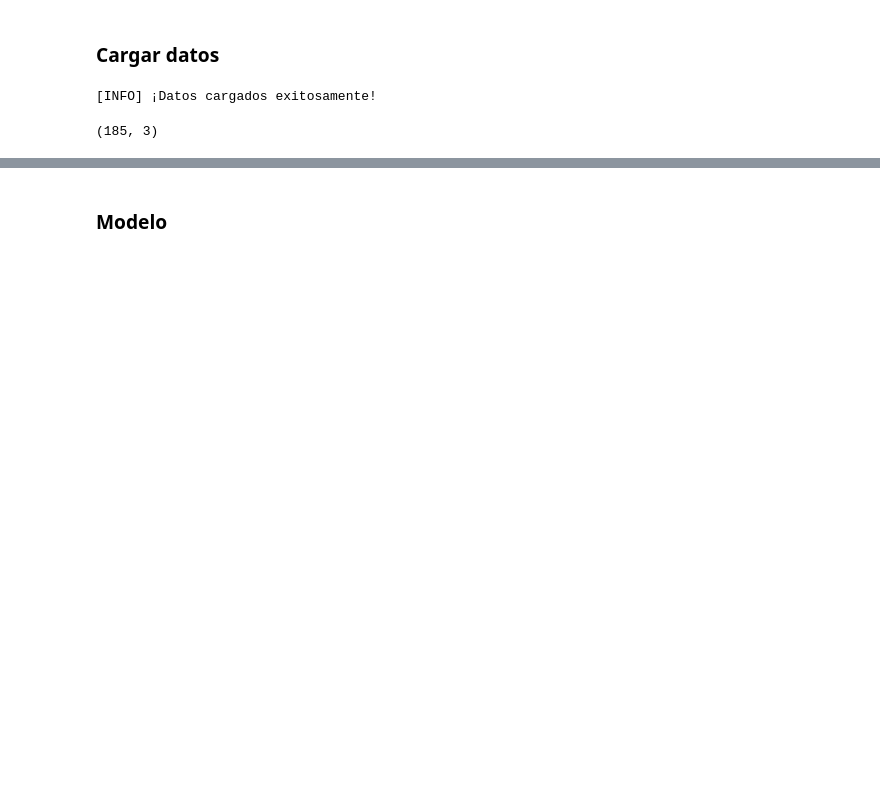
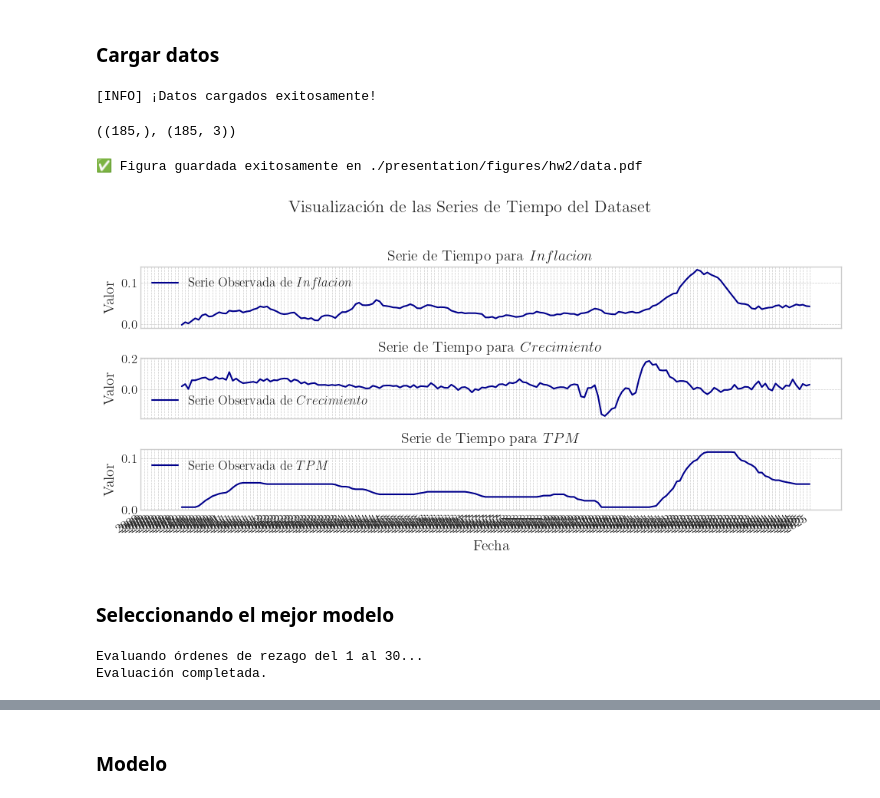
Before and after one commit to ensta630team/HW2, a Jupyter notebook: presentation/notebooks/hw_2/problema_1.ipynb, the cells around one changed output, grey strips where cells are left out. Drawn from its saved outputs; the diff is of its cells as text; code cells hidden in the pictures; blank space fills up the shorter version.

```diff
--- a/presentation/notebooks/hw_2/problema_1.ipynb
+++ b/presentation/notebooks/hw_2/problema_1.ipynb
@@ -34,7 +31,22 @@ dataset = create_dataset(path, problem=5)
 i_reshaped = dataset['i'][12:]
 X = np.vstack([dataset['pi'], dataset['y'], i_reshaped]).T
 X = np.vstack([dataset['pi'], dataset['y'], i_reshaped]).T
+# %%
+dataset['t'][12:].shape, X.shape
+# %% [output]
+((185,), (185, 3))
 # %%
-X.shape
+fig, axes = plt.subplots(3,1, figsize=(10, 5), sharex=False)
+plots.plot_time_series(X,
+                       dates=dataset['t'][12:],
+                       variable_names=['Inflacion',
+                                       'Crecimiento',
+                                       'TPM'],
+                        fig=fig, axes=axes)
+axes[0].set_xticks(dataset['t'])
+save_figure(fig, './presentation/figures/hw2/data.pdf')
 # %% [output]
-(185, 3)
+✅ Figura guardada exitosamente en ./presentation/figures/hw2/data.pdf
+[figure, added]
+# %% [markdown]
+### Seleccionando el mejor modelo
@@ -40,0 +55,7 @@ X.shape
+# %%
+metrics = hannan_rissanen(X,
+                        max_rezagos=30,
+                        verbose=False)
+# %% [output]
+Evaluando órdenes de rezago del 1 al 30...
+Evaluación completada.
```
Also changed, not shown: parts of 7 cells of this notebook, 8 other files.
